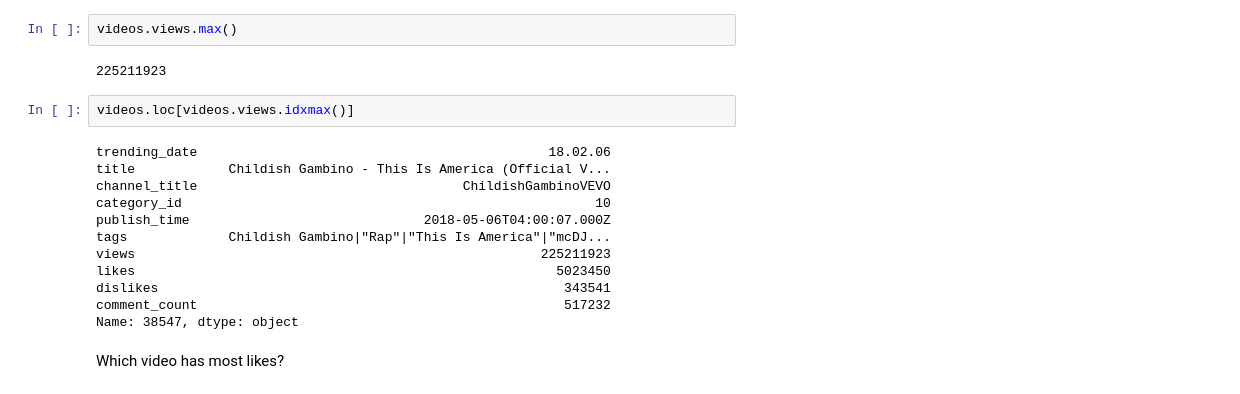
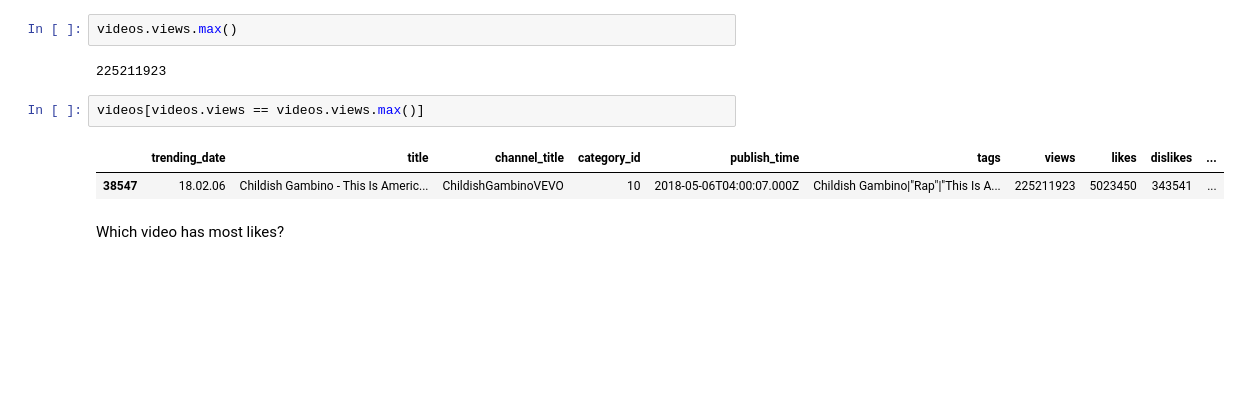
Before and after one commit to RGilmartin/FDSFE_RGilmartin, a Jupyter notebook: HW2/Instructions_videosanalysis_exploratory.ipynb, the cells around one changed output. Drawn from its saved outputs; the diff is of its cells as text; blank space fills up the shorter version.

```diff
--- a/HW2/Instructions_videosanalysis_exploratory.ipynb
+++ b/HW2/Instructions_videosanalysis_exploratory.ipynb
@@ -211,19 +211,10 @@ videos.views.max()
 # %% [output]
 225211923
 # %%
-videos.loc[videos.views.idxmax()]
+videos[videos.views == videos.views.max()]
 # %% [output]
-trending_date                                             18.02.06
-title            Childish Gambino - This Is America (Official V...
-channel_title                                  ChildishGambinoVEVO
-category_id                                                     10
-publish_time                              2018-05-06T04:00:07.000Z
-tags             Childish Gambino|"Rap"|"This Is America"|"mcDJ...
-views                                                    225211923
-likes                                                      5023450
-dislikes                                                    343541
-comment_count                                               517232
-Name: 38547, dtype: object
+|  | trending_date | title | channel_title | category_id | publish_time | tags | views | likes | dislikes | ... |
+| 38547 | 18.02.06 | Childish Gambino - This Is Americ... | ChildishGambinoVEVO | 10 | 2018-05-06T04:00:07.000Z | Childish Gambino|"Rap"|"This Is A... | 225211923 | 5023450 | 343541 | ... |
 # %% [markdown]
 Which video has most likes?
 # %%
```
Also changed, not shown: parts of 10 cells of this notebook.
